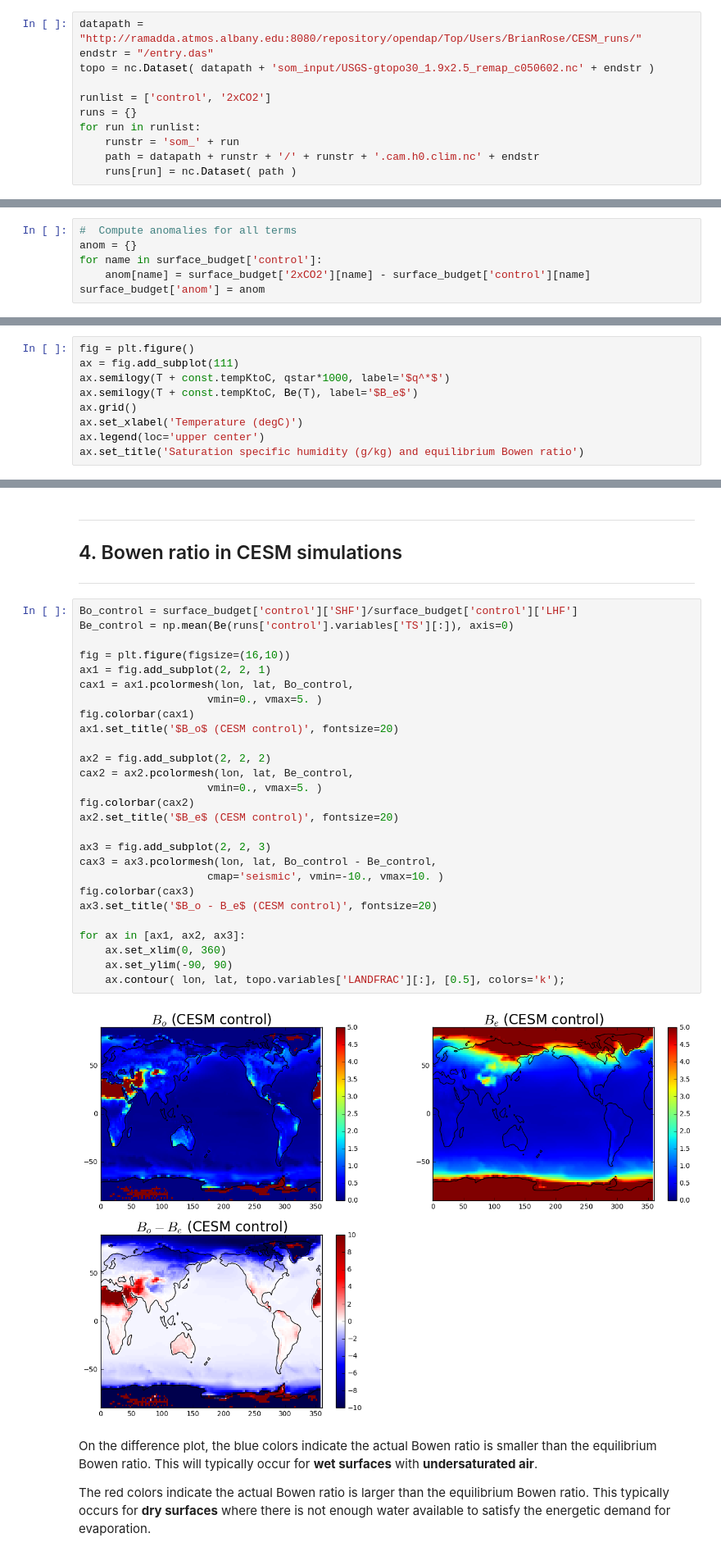
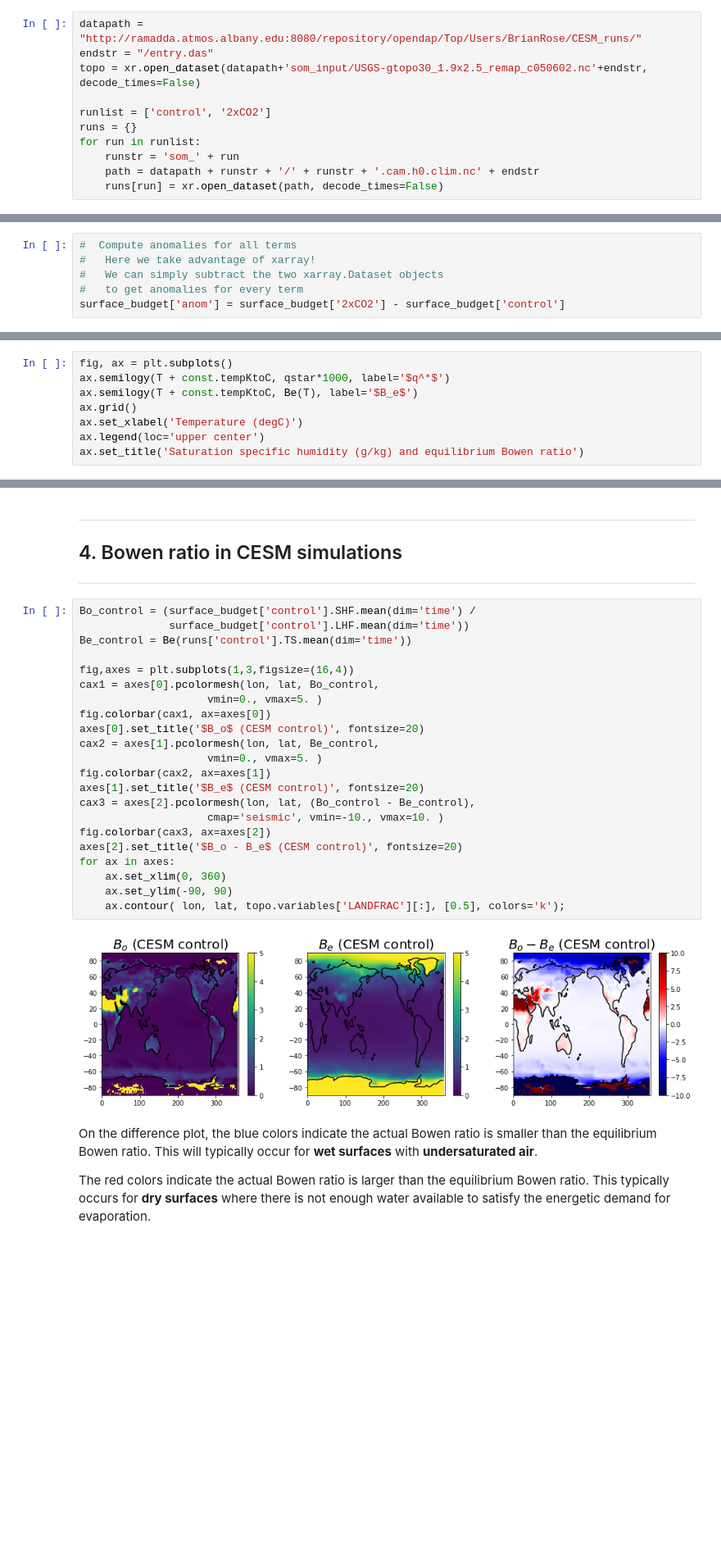
Before and after one commit to brian-rose/ClimateModeling_courseware, a Jupyter notebook: Lectures/Lecture19 -- The surface energy balance.ipynb, the cells around one changed output, grey strips where cells are left out. Shown at 82% size. Saved outputs shown, nothing was run; the diff lists cells and outputs as text; blank space fills up the shorter version.

Commit message:
Update Lecture 19 for xarray

```diff
--- a/Lectures/Lecture19 -- The surface energy balance.ipynb
+++ b/Lectures/Lecture19 -- The surface energy balance.ipynb
@@ -81,12 +79,12 @@ Compiling Akamaev_adjustment() with numba.
 # %%
 datapath = "http://ramadda.atmos.albany.edu:8080/repository/opendap/Top/Users/BrianRose/CESM_runs/"
 endstr = "/entry.das"
-topo = nc.Dataset( datapath + 'som_input/USGS-gtopo30_1.9x2.5_remap_c050602.nc' + endstr )
+topo = xr.open_dataset(datapath+'som_input/USGS-gtopo30_1.9x2.5_remap_c050602.nc'+endstr, decode_times=False)
 
 runlist = ['control', '2xCO2']
 runs = {}
 for run in runlist:
     runstr = 'som_' + run
     path = datapath + runstr + '/' + runstr + '.cam.h0.clim.nc' + endstr
-    runs[run] = nc.Dataset( path )
+    runs[run] = xr.open_dataset(path, decode_times=False)
 # %%
@@ -121,10 +116,10 @@ for name, run in runs.iteritems():
     surface_budget[name] = budget
-# %%
-#  Compute anomalies for all terms
-anom = {}
-for name in surface_budget['control']:
-    anom[name] = surface_budget['2xCO2'][name] - surface_budget['control'][name]
-surface_budget['anom'] = anom
+# %%
+#  Compute anomalies for all terms
+#   Here we take advantage of xarray!
+#   We can simply subtract the two xarray.Dataset objects
+#   to get anomalies for every term
+surface_budget['anom'] = surface_budget['2xCO2'] - surface_budget['control']
 # %%
 #  Also compute zonal averages
 zonal_budget = {}
@@ -417,8 +333,7 @@ def Be(T):
     dqstardT = qstar * const.Lhvap / const.Rv / T**2
     return const.cp / const.Lhvap / dqstardT
 # %%
-fig = plt.figure()
-ax = fig.add_subplot(111)
+fig, ax = plt.subplots()
 ax.semilogy(T + const.tempKtoC, qstar*1000, label='$q^*$')
 ax.semilogy(T + const.tempKtoC, Be(T), label='$B_e$')
 ax.grid()
@@ -443,34 +358,29 @@ ____________
 ## 4. Bowen ratio in CESM simulations
 ____________
 # %%
-Bo_control = surface_budget['control']['SHF']/surface_budget['control']['LHF']
-Be_control = np.mean(Be(runs['control'].variables['TS'][:]), axis=0)
+Bo_control = (surface_budget['control'].SHF.mean(dim='time') /
+              surface_budget['control'].LHF.mean(dim='time'))
+Be_control = Be(runs['control'].TS.mean(dim='time'))
 
-fig = plt.figure(figsize=(16,10))
-ax1 = fig.add_subplot(2, 2, 1)
-cax1 = ax1.pcolormesh(lon, lat, Bo_control,
+fig,axes = plt.subplots(1,3,figsize=(16,4))
+cax1 = axes[0].pcolormesh(lon, lat, Bo_control,
                     vmin=0., vmax=5. )
-fig.colorbar(cax1)
-ax1.set_title('$B_o$ (CESM control)', fontsize=20)
-
-ax2 = fig.add_subplot(2, 2, 2)
-cax2 = ax2.pcolormesh(lon, lat, Be_control,
+fig.colorbar(cax1, ax=axes[0])
+axes[0].set_title('$B_o$ (CESM control)', fontsize=20)
+cax2 = axes[1].pcolormesh(lon, lat, Be_control,
                     vmin=0., vmax=5. )
-fig.colorbar(cax2)
-ax2.set_title('$B_e$ (CESM control)', fontsize=20)
-
-ax3 = fig.add_subplot(2, 2, 3)
-cax3 = ax3.pcolormesh(lon, lat, Bo_control - Be_control,
+fig.colorbar(cax2, ax=axes[1])
+axes[1].set_title('$B_e$ (CESM control)', fontsize=20)
+cax3 = axes[2].pcolormesh(lon, lat, (Bo_control - Be_control),
                     cmap='seismic', vmin=-10., vmax=10. )
-fig.colorbar(cax3)
-ax3.set_title('$B_o - B_e$ (CESM control)', fontsize=20)
-
-for ax in [ax1, ax2, ax3]:
+fig.colorbar(cax3, ax=axes[2])
+axes[2].set_title('$B_o - B_e$ (CESM control)', fontsize=20)
+for ax in axes:
     ax.set_xlim(0, 360)
     ax.set_ylim(-90, 90)
     ax.contour( lon, lat, topo.variables['LANDFRAC'][:], [0.5], colors='k');
 # %% [output]
-[figure, old version]
+[figure, new version]
 # %% [markdown]
 On the difference plot, the blue colors indicate the actual Bowen ratio is smaller than the equilibrium Bowen ratio. This will typically occur for **wet surfaces** with **undersaturated air**.
 
```
Also changed, not shown: parts of 15 cells of this notebook.
